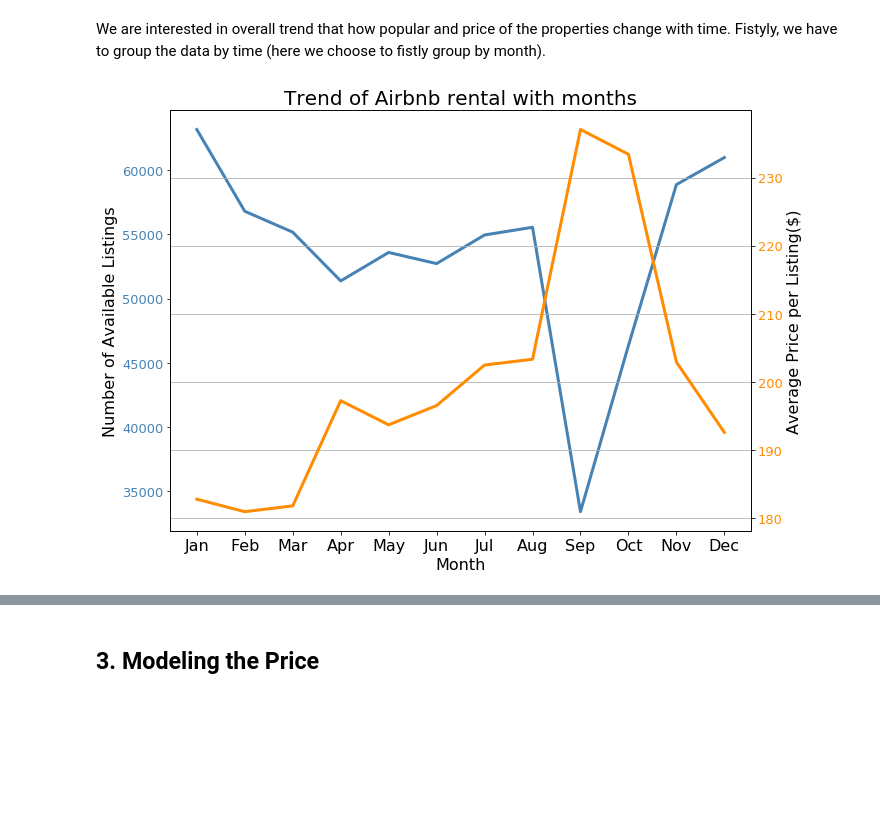
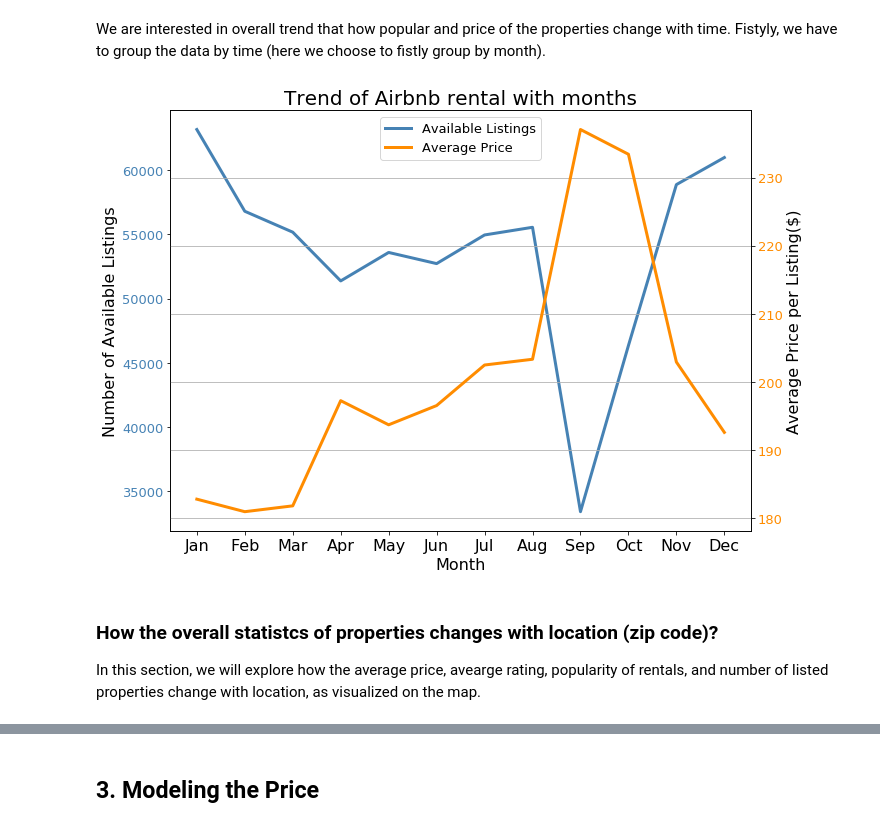
Before and after one commit to chziha/Data-Scientist-Udacity-Nanodegree, a Jupyter notebook: Writing_a_Data_Scientist_Blog_Post/write_ds_blog.ipynb, the cells around one changed output, grey strips where cells are left out. Drawn from its saved outputs; the diff is of its cells as text; code cells hidden in the pictures; blank space fills up the shorter version.

```diff
--- a/Writing_a_Data_Scientist_Blog_Post/write_ds_blog.ipynb
+++ b/Writing_a_Data_Scientist_Blog_Post/write_ds_blog.ipynb
@@ -186,7 +189,7 @@ def price_reformat(df, col):
     df[col] = df[col].str.replace('$', '').str.replace(',', '').astype(float)
     return df
 
-price_reformat(calendar_cleaned, 'price')
+calendar_cleaned = price_reformat(calendar_cleaned, 'price')
 
 calendar_cleaned.info()
 # %% [output]
@@ -215,25 +218,32 @@ price_by_month = calendar_avail.groupby('month')['price'].mean().reset_index(nam
 price_by_month['month'] = price_by_month['month'].apply(lambda x: cal.month_abbr[x])
 # %%
 # Visualize the trend
-fig, ax1 = plt.subplots(figsize=(10,7))
+fig, ax1 = plt.subplots(figsize=(10, 7))
 # fig.suptitle('Trend of Airbnb rental with months', fontsize = 20)
 
 ax1.set_xlabel('Month', fontsize = 16)
 ax1.set_ylabel('Number of Available Listings', fontsize = 16)
-ax1.plot(avail_by_month['month'], avail_by_month['counts'], color = 'steelblue', lw = 3)
+l1 = ax1.plot(avail_by_month['month'], avail_by_month['counts'], color = 'steelblue', lw = 3, label = 'Available Listings')
 ax1.set_title('Trend of Airbnb rental with months', fontsize = 20)
 ax1.tick_params(axis='y', labelcolor='steelblue', labelsize = 13)
 ax1.tick_params(axis='x', labelsize = 16)
 
 ax2 = ax1.twinx()
 
 ax2.set_ylabel('Average Price per Listing($)', fontsize = 16)
-ax2.plot(price_by_month['month'], price_by_month['avg price'], color = 'darkorange', lw = 3)
+l2 = ax2.plot(price_by_month['month'], price_by_month['avg price'], color = 'darkorange', lw = 3, label = 'Average Price')
 ax2.tick_params(axis='y', labelcolor='darkorange', labelsize = 13)
+
+ls = l1+l2
+labs = [l.get_label() for l in ls]
+ax1.legend(ls, labs, loc = 'upper center', fontsize = 13)
 
 plt.grid(True)
 plt.tight_layout()
 plt.savefig('figs/time_trend.png', dpi = 300)
 plt.show()
 # %% [output]
-[figure, old version]
+[figure, new version]
+# %% [markdown]
+### How the overall statistcs of properties changes with location (zip code)?
+In this section, we will explore how the average price, avearge rating, popularity of rentals, and number of listed properties change with location, as visualized on the map.
```
Also changed, not shown: parts of 12 cells of this notebook, 1 other file.
